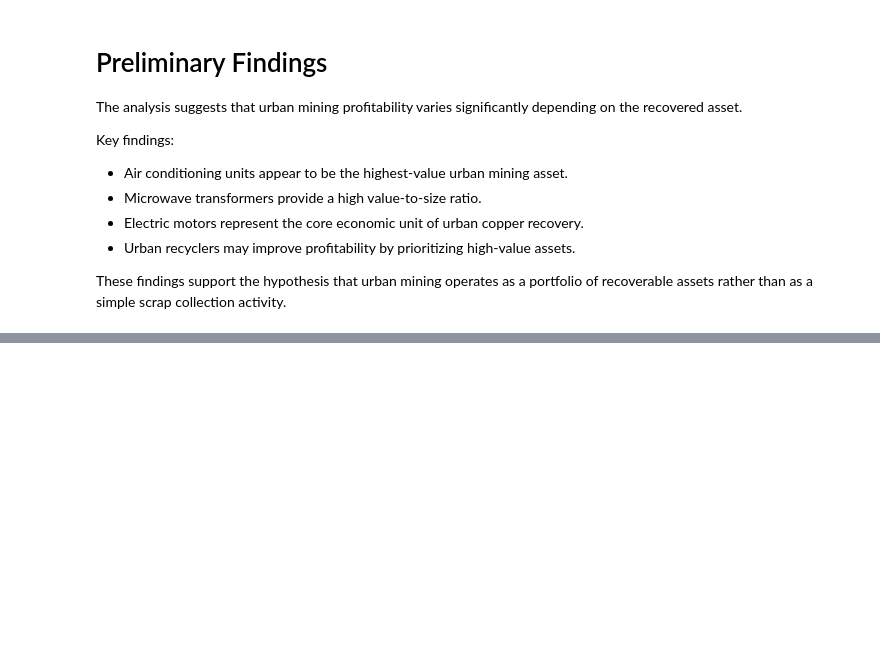
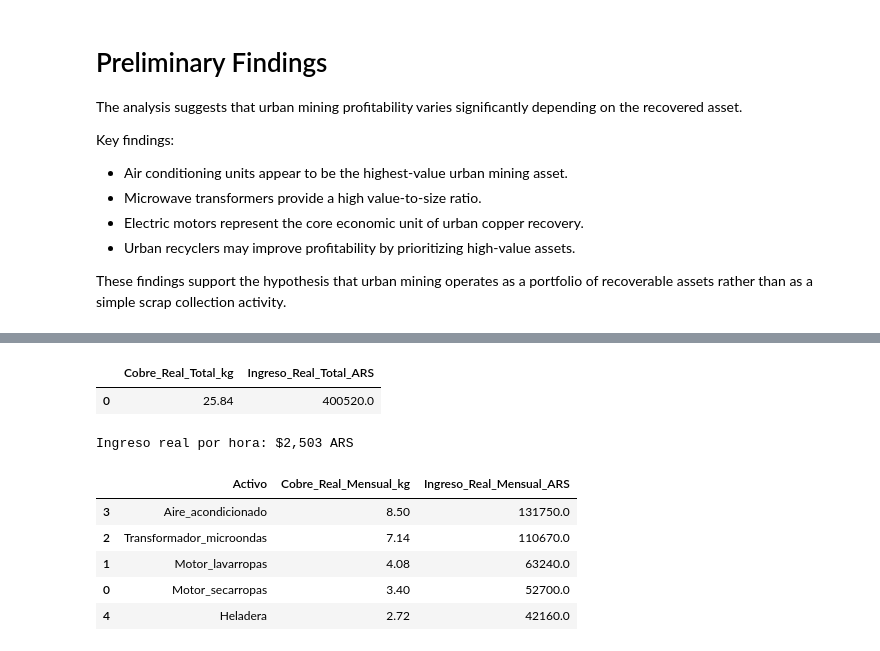
Before and after one commit to marhermac/copper-recycling-decision-system, a Jupyter notebook: notebooks/urban_mining_economics.ipynb, the cells around one changed output, grey strips where cells are left out. Cells and saved outputs as stored; diff of their text form; code cells hidden in the pictures; blank space fills up the shorter version.

```diff
--- a/notebooks/urban_mining_economics.ipynb
+++ b/notebooks/urban_mining_economics.ipynb
@@ -108,0 +154,16 @@ These findings support the hypothesis that urban mining operates as a portfolio
+# %%
+# Factor de recuperación real
+
+factor_recuperacion = 0.85
+
+df["Cobre_Real_Mensual_kg"] = (
+    df["Cobre_Mensual_kg"]
+    * factor_recuperacion
+)
+
+df["Ingreso_Real_Mensual_ARS"] = (
+    df["Cobre_Real_Mensual_kg"]
+    * precio_cobre
+)
+
+df
@@ -108,0 +177,45 @@ These findings support the hypothesis that urban mining operates as a portfolio
+# %%
+resumen_real = pd.DataFrame({
+    "Cobre_Real_Total_kg": [
+        df["Cobre_Real_Mensual_kg"].sum()
+    ],
+    "Ingreso_Real_Total_ARS": [
+        df["Ingreso_Real_Mensual_ARS"].sum()
+    ]
+})
+
+resumen_real
+# %% [output]
+|  | Cobre_Real_Total_kg | Ingreso_Real_Total_ARS |
+| 0 | 25.84 | 400520.0 |
+# %%
+ingreso_hora_real = (
+    df["Ingreso_Real_Mensual_ARS"].sum()
+    / horas_mes
+)
+
+print(
+    f"Ingreso real por hora: ${ingreso_hora_real:,.0f} ARS"
+)
+# %% [output]
+Ingreso real por hora: $2,503 ARS
+# %%
+ranking_real = df.sort_values(
+    by="Ingreso_Real_Mensual_ARS",
+    ascending=False
+)
+
+ranking_real[
+    [
+        "Activo",
+        "Cobre_Real_Mensual_kg",
+        "Ingreso_Real_Mensual_ARS"
+    ]
+]
+# %% [output]
+|  | Activo | Cobre_Real_Mensual_kg | Ingreso_Real_Mensual_ARS |
+| 3 | Aire_acondicionado | 8.50 | 131750.0 |
+| 2 | Transformador_microondas | 7.14 | 110670.0 |
+| 1 | Motor_lavarropas | 4.08 | 63240.0 |
+| 0 | Motor_secarropas | 3.40 | 52700.0 |
+| 4 | Heladera | 2.72 | 42160.0 |
```
Also changed, not shown: parts of 6 cells of this notebook.
